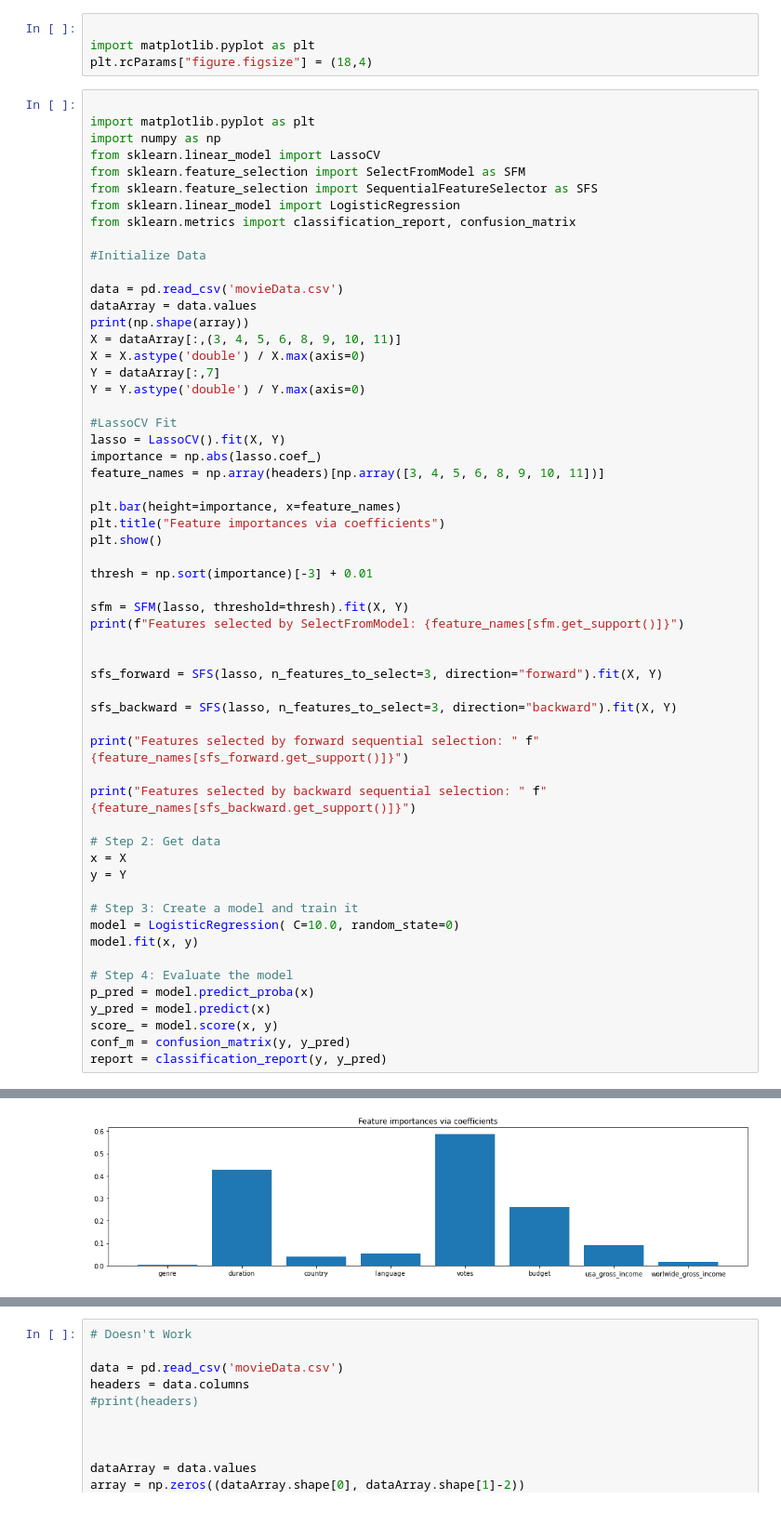
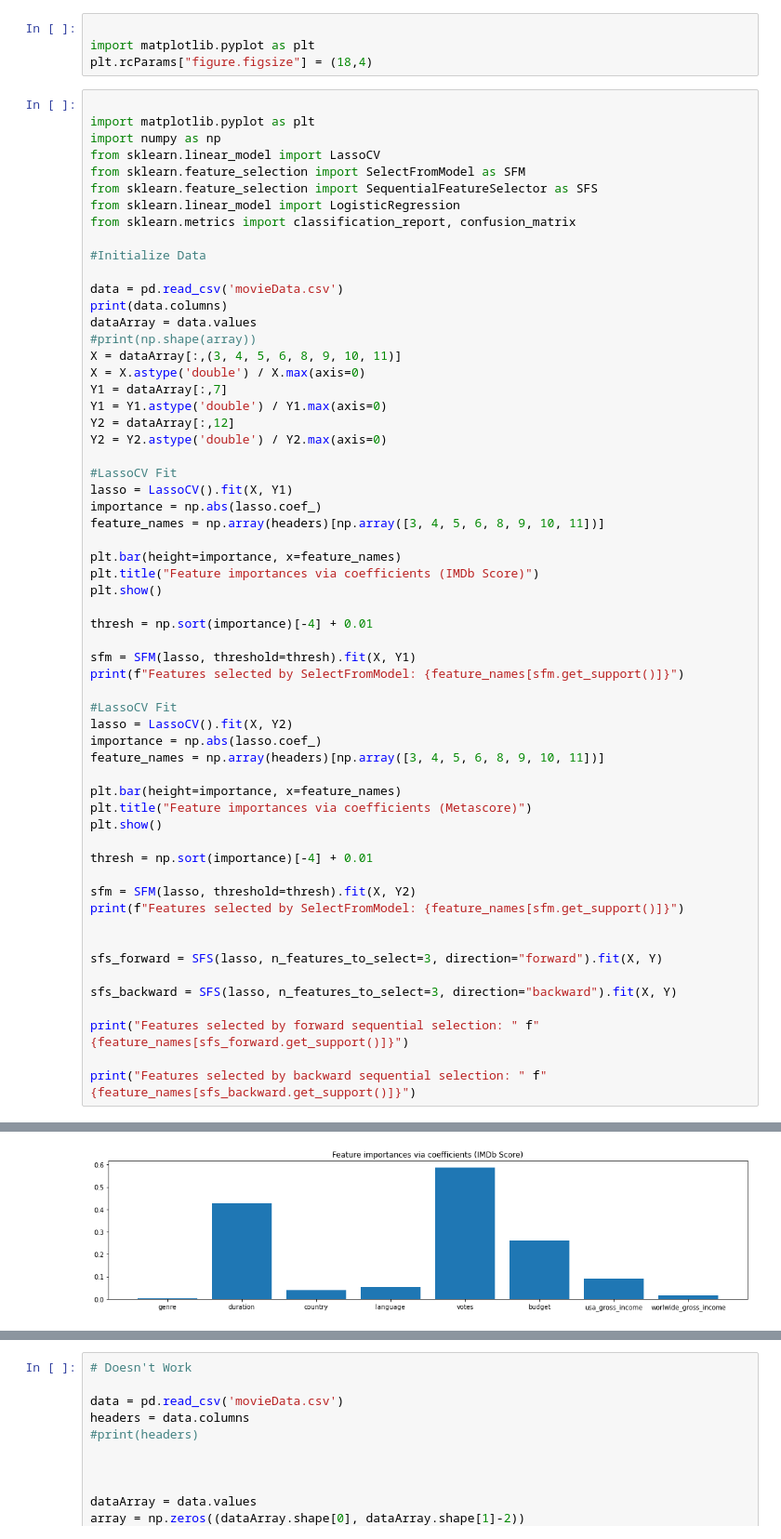
Before and after one commit to MaxwellXChen/Machine-Learning-and-Movies, a Jupyter notebook: DataProcecssing.ipynb, the cells around one changed output, grey strips where cells are left out. Shown at 93% size. Cells and saved outputs as stored; diff of their text form.

```diff
--- a/DataProcecssing.ipynb
+++ b/DataProcecssing.ipynb
@@ -90,25 +90,42 @@ from sklearn.metrics import classification_report, confusion_matrix
 #Initialize Data
 
 data = pd.read_csv('movieData.csv')
+print(data.columns)
 dataArray = data.values
-print(np.shape(array))
+#print(np.shape(array))
 X = dataArray[:,(3, 4, 5, 6, 8, 9, 10, 11)]
 X = X.astype('double') / X.max(axis=0)
-Y = dataArray[:,7]
-Y = Y.astype('double') / Y.max(axis=0)
+Y1 = dataArray[:,7]
+Y1 = Y1.astype('double') / Y1.max(axis=0)
+Y2 = dataArray[:,12]
+Y2 = Y2.astype('double') / Y2.max(axis=0)
 
 #LassoCV Fit
-lasso = LassoCV().fit(X, Y)
+lasso = LassoCV().fit(X, Y1)
 importance = np.abs(lasso.coef_)
 feature_names = np.array(headers)[np.array([3, 4, 5, 6, 8, 9, 10, 11])]
 
 plt.bar(height=importance, x=feature_names)
-plt.title("Feature importances via coefficients")
+plt.title("Feature importances via coefficients (IMDb Score)")
 plt.show()
 
-thresh = np.sort(importance)[-3] + 0.01
+thresh = np.sort(importance)[-4] + 0.01
 
-sfm = SFM(lasso, threshold=thresh).fit(X, Y)
+sfm = SFM(lasso, threshold=thresh).fit(X, Y1)
+print(f"Features selected by SelectFromModel: {feature_names[sfm.get_support()]}")
+
+#LassoCV Fit
+lasso = LassoCV().fit(X, Y2)
+importance = np.abs(lasso.coef_)
+feature_names = np.array(headers)[np.array([3, 4, 5, 6, 8, 9, 10, 11])]
+
+plt.bar(height=importance, x=feature_names)
+plt.title("Feature importances via coefficients (Metascore)")
+plt.show()
+
+thresh = np.sort(importance)[-4] + 0.01
+
+sfm = SFM(lasso, threshold=thresh).fit(X, Y2)
 print(f"Features selected by SelectFromModel: {feature_names[sfm.get_support()]}")
 
 
@@ -119,19 +136,4 @@ sfs_backward = SFS(lasso, n_features_to_select=3, direction="backward").fit(X, Y
 print("Features selected by forward sequential selection: " f"{feature_names[sfs_forward.get_support()]}")
 
 print("Features selected by backward sequential selection: " f"{feature_names[sfs_backward.get_support()]}")
-
-# Step 2: Get data
-x = X
-y = Y
-
-# Step 3: Create a model and train it
-model = LogisticRegression( C=10.0, random_state=0)
-model.fit(x, y)
-
-# Step 4: Evaluate the model
-p_pred = model.predict_proba(x)
-y_pred = model.predict(x)
-score_ = model.score(x, y)
-conf_m = confusion_matrix(y, y_pred)
-report = classification_report(y, y_pred)
 # %% [output]
@@ -139 +145 @@ report = classification_report(y, y_pred)
-[figure, old version]
+[figure, new version]
```
Also changed, not shown: parts of 1 cell of this notebook, 1 other file.
